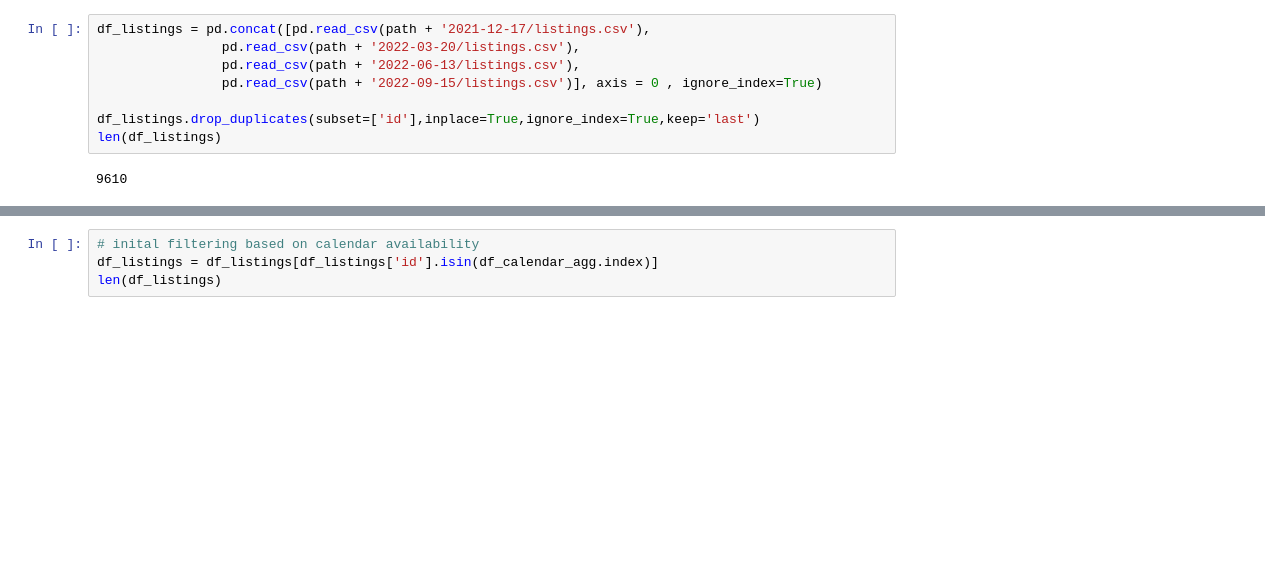
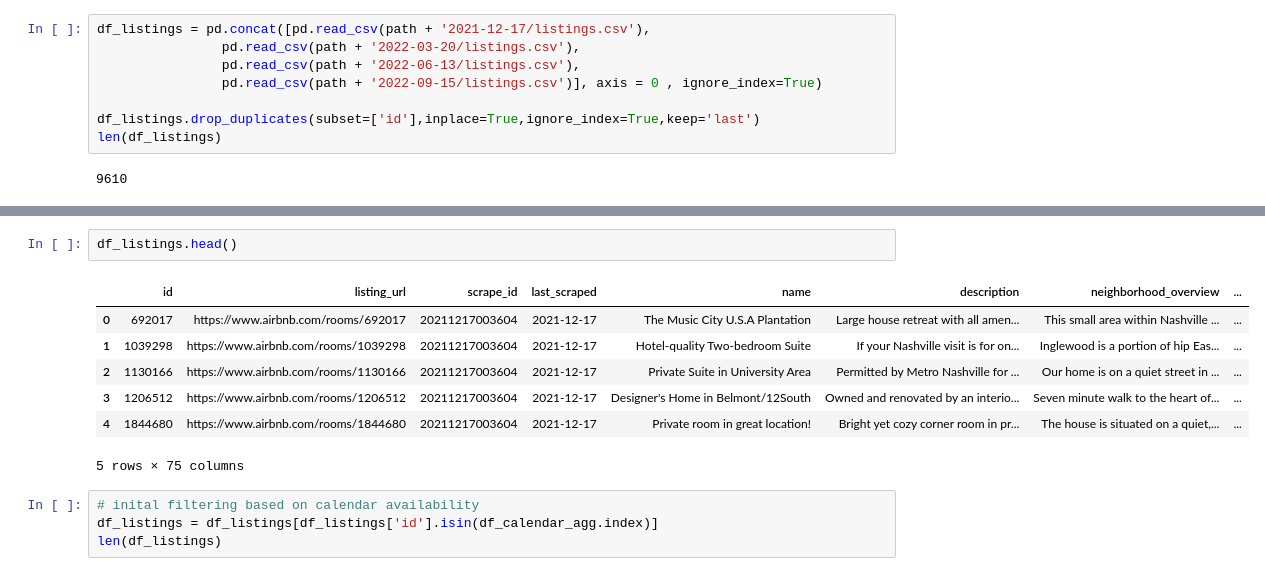
Before and after one commit to sakshi1989/DSBA_6211_Airbnb_Nashville, a Jupyter notebook: Question 3 (Emil & Rich)/dependent_var_es.ipynb, the cells around one changed output, grey strips where cells are left out. Saved outputs shown, nothing was run; the diff lists cells and outputs as text; blank space fills up the shorter version.

```diff
--- a/Question 3 (Emil & Rich)/dependent_var_es.ipynb
+++ b/Question 3 (Emil & Rich)/dependent_var_es.ipynb
@@ -152,3 +152,13 @@ Index(['id', 'listing_url', 'scrape_id', 'last_scraped', 'name', 'description',
+# %%
+df_listings.head()
+# %% [output]
+|  | id | listing_url | scrape_id | last_scraped | name | description | neighborhood_overview | ... |
+| 0 | 692017 | https://www.airbnb.com/rooms/692017 | 20211217003604 | 2021-12-17 | The Music City U.S.A Plantation | Large house retreat with all amen... | This small area within Nashville ... | ... |
+| 1 | 1039298 | https://www.airbnb.com/rooms/1039298 | 20211217003604 | 2021-12-17 | Hotel-quality Two-bedroom Suite | If your Nashville visit is for on... | Inglewood is a portion of hip Eas... | ... |
+| 2 | 1130166 | https://www.airbnb.com/rooms/1130166 | 20211217003604 | 2021-12-17 | Private Suite in University Area | Permitted by Metro Nashville for ... | Our home is on a quiet street in ... | ... |
+| 3 | 1206512 | https://www.airbnb.com/rooms/1206512 | 20211217003604 | 2021-12-17 | Designer's Home in Belmont/12South | Owned and renovated by an interio... | Seven minute walk to the heart of... | ... |
+| 4 | 1844680 | https://www.airbnb.com/rooms/1844680 | 20211217003604 | 2021-12-17 | Private room in great location! | Bright yet cozy corner room in pr... | The house is situated on a quiet,... | ... |
+5 rows × 75 columns
 # %%
 # inital filtering based on calendar availability
 df_listings = df_listings[df_listings['id'].isin(df_calendar_agg.index)]
```
Also changed, not shown: parts of 10 cells of this notebook, 2 other files.
